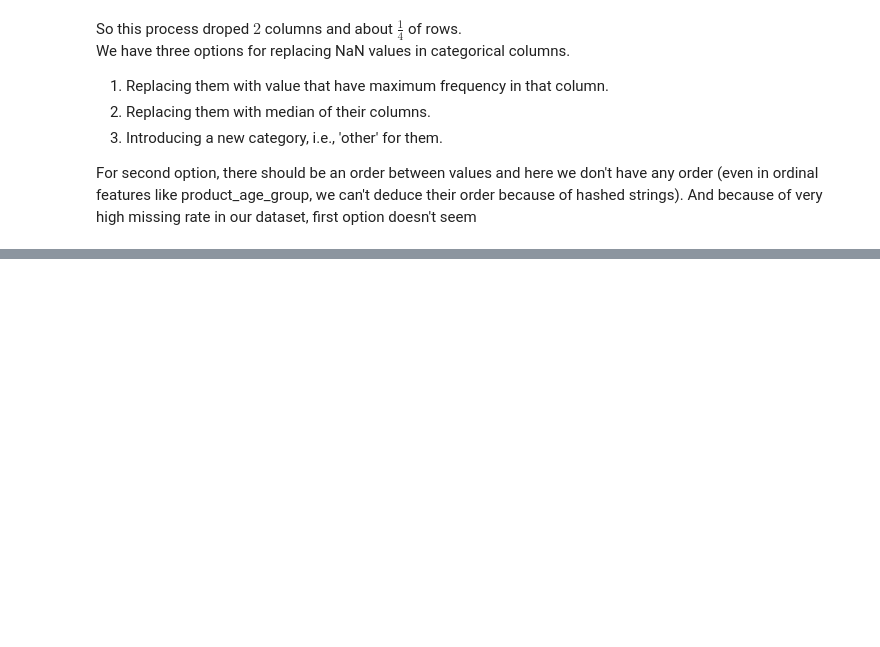
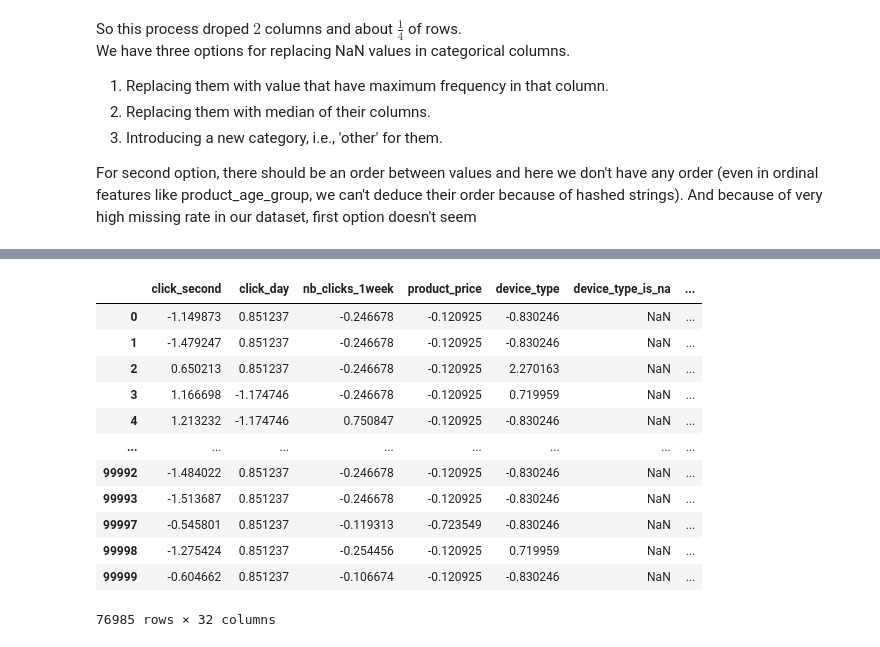
Before and after one commit to a80-abbasi/ML_Project, a Jupyter notebook: ML_Project.ipynb, the cells around one changed output, grey strips where cells are left out. Cells and saved outputs as stored; diff of their text form; code cells hidden in the pictures; blank space fills up the shorter version.

```diff
--- a/ML_Project.ipynb
+++ b/ML_Project.ipynb
@@ -217,3 +217,18 @@ We have three options for replacing NaN values in categorical columns.
 
 
 For second option, there should be an order between values and here we don't have any order (even in ordinal features like product_age_group, we can't deduce their order because of hashed strings). And because of very high missing rate in our dataset, first option doesn't seem
+# %%
+clean_df = data[numerical_cols]
+numerical_cols_medians = clean_df.median()
+clean_df.fillna(numerical_cols_medians, inplace=True)
+categorical_cols_idmaxes = {}
+for col in categorical_cols:
+    idxmax_value = data[col].value_counts().idxmax()
+    categorical_cols_idmaxes[col] = idxmax_value
+    clean_df = clean_df.merge(data[col].apply(lambda s: pd.Series(
+        {
+            col: idxmax_value if pd.isna(s) else s,
+            f'{col}_is_na':1 if pd.isna(s) else 0
+        }
+        )), left_index=True, right_index=True)
+clean_df.head()
@@ -219,0 +247,19 @@ For second option, there should be an order between values and here we don't hav
+# %%
+saved_mean = clean_df.mean()
+saved_std = clean_df.std()
+clean_df = (clean_df - saved_mean) / saved_std
+clean_df
+# %% [output]
+|  | click_second | click_day | nb_clicks_1week | product_price | device_type | device_type_is_na | ... |
+| 0 | -1.149873 | 0.851237 | -0.246678 | -0.120925 | -0.830246 | NaN | ... |
+| 1 | -1.479247 | 0.851237 | -0.246678 | -0.120925 | -0.830246 | NaN | ... |
+| 2 | 0.650213 | 0.851237 | -0.246678 | -0.120925 | 2.270163 | NaN | ... |
+| 3 | 1.166698 | -1.174746 | -0.246678 | -0.120925 | 0.719959 | NaN | ... |
+| 4 | 1.213232 | -1.174746 | 0.750847 | -0.120925 | -0.830246 | NaN | ... |
+| ... | ... | ... | ... | ... | ... | ... | ... |
+| 99992 | -1.484022 | 0.851237 | -0.246678 | -0.120925 | -0.830246 | NaN | ... |
+| 99993 | -1.513687 | 0.851237 | -0.246678 | -0.120925 | -0.830246 | NaN | ... |
+| 99997 | -0.545801 | 0.851237 | -0.119313 | -0.723549 | -0.830246 | NaN | ... |
+| 99998 | -1.275424 | 0.851237 | -0.254456 | -0.120925 | 0.719959 | NaN | ... |
+| 99999 | -0.604662 | 0.851237 | -0.106674 | -0.120925 | -0.830246 | NaN | ... |
+76985 rows × 32 columns
```
Also changed, not shown: parts of 4 cells of this notebook.
